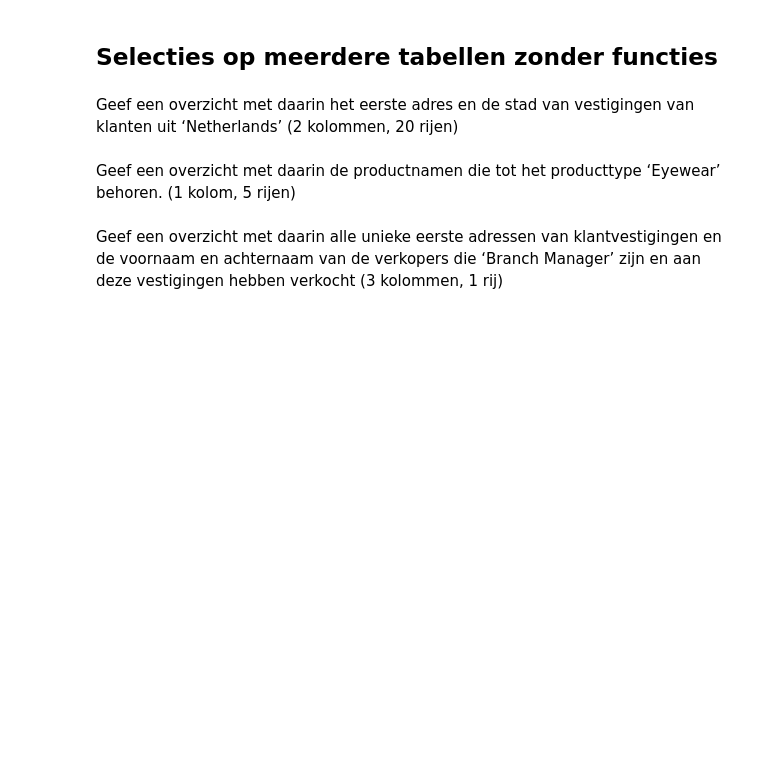
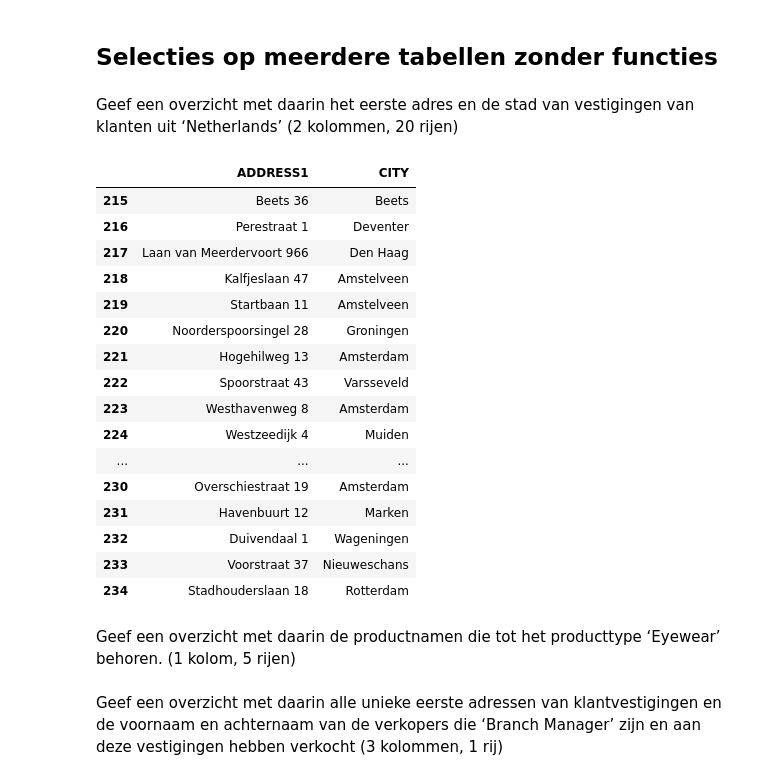
Before and after one commit to RobbertSchwarze/SEM4Robbert, a Jupyter notebook: DEAI - Pythonweek WC Dataselectie met pandas/Opdrachten.ipynb, the cells around one changed output. Saved outputs shown, nothing was run; the diff lists cells and outputs as text; code cells hidden in the pictures; blank space fills up the shorter version.

Commit message:
[Opdracht] overzicht klanten uit nederland

```diff
--- a/DEAI - Pythonweek WC Dataselectie met pandas/Opdrachten.ipynb
+++ b/DEAI - Pythonweek WC Dataselectie met pandas/Opdrachten.ipynb
@@ -447,6 +447,44 @@ overzicht_meer_dan_4_medewerkers
 ## Selecties op meerdere tabellen zonder functies
 # %% [markdown]
 Geef een overzicht met daarin het eerste adres en de stad van vestigingen van klanten uit ‘Netherlands’ (2 kolommen, 20 rijen)
+# %%
+# Lees de query in
+# Welke tabellen? COUNTRY: RETAILER_SITE
+# Welke kolommen?
+# 'PK: COUNTRY_CODE, COUNTRY'
+# ADDRESS1, CITY FK: COUNTRY_CODE
+# Overzicht : EERSTE ADRES, STAD
+# 'where' land = NETHERLANDS.
+
+country = pd.read_sql_query(select_all_country, conn)
+
+retailer_site = pd.read_sql_query(select_all_retailer_site, conn)
+
+overzicht = pd.merge(country, retailer_site, left_on = 'COUNTRY_CODE', how = 'inner', right_on = 'COUNTRY_CODE')
+
+land_is_netherlands = overzicht['COUNTRY'] == 'Netherlands'
+
+resultaat = overzicht.loc[land_is_netherlands, ['ADDRESS1', 'CITY']]
+
+resultaat
+# %% [output]
+|  | ADDRESS1 | CITY |
+| 215 | Beets 36 | Beets |
+| 216 | Perestraat 1 | Deventer |
+| 217 | Laan van Meerdervoort 966 | Den Haag |
+| 218 | Kalfjeslaan 47 | Amstelveen |
+| 219 | Startbaan 11 | Amstelveen |
+| 220 | Noorderspoorsingel 28 | Groningen |
+| 221 | Hogehilweg 13 | Amsterdam |
+| 222 | Spoorstraat 43 | Varsseveld |
+| 223 | Westhavenweg 8 | Amsterdam |
+| 224 | Westzeedijk 4 | Muiden |
+| ... | ... | ... |
+| 230 | Overschiestraat 19 | Amsterdam |
+| 231 | Havenbuurt 12 | Marken |
+| 232 | Duivendaal 1 | Wageningen |
+| 233 | Voorstraat 37 | Nieuweschans |
+| 234 | Stadhouderslaan 18 | Rotterdam |
 # %% [markdown]
 Geef een overzicht met daarin de productnamen die tot het producttype ‘Eyewear’ behoren. (1 kolom, 5 rijen)
 # %% [markdown]
```
Also changed, not shown: parts of 1 cell of this notebook.
